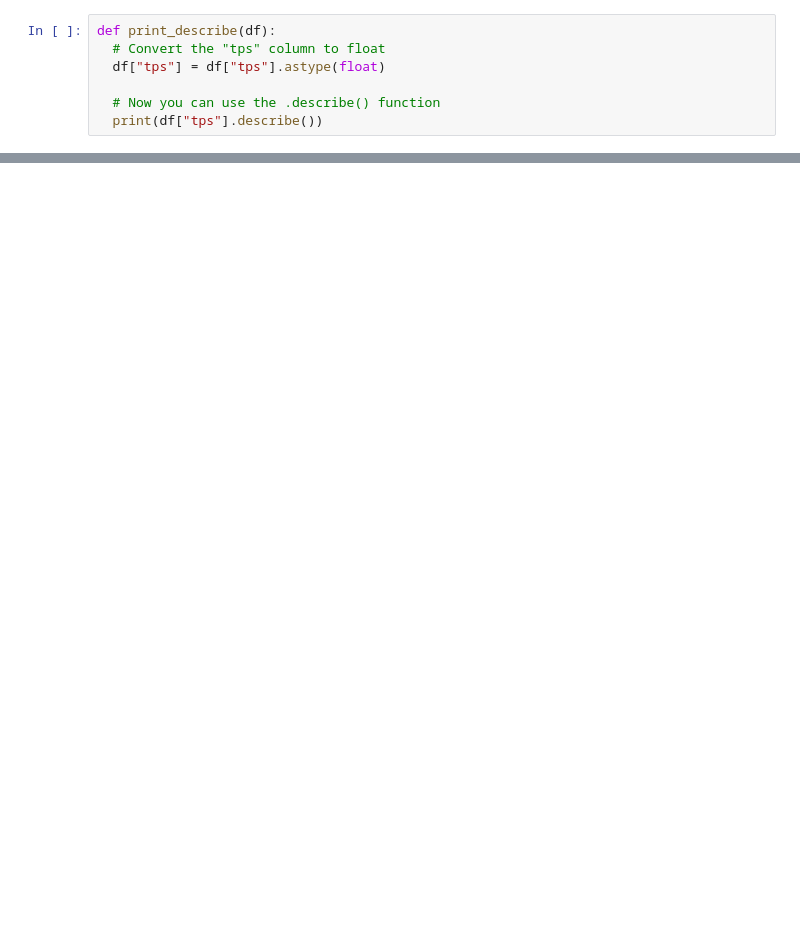
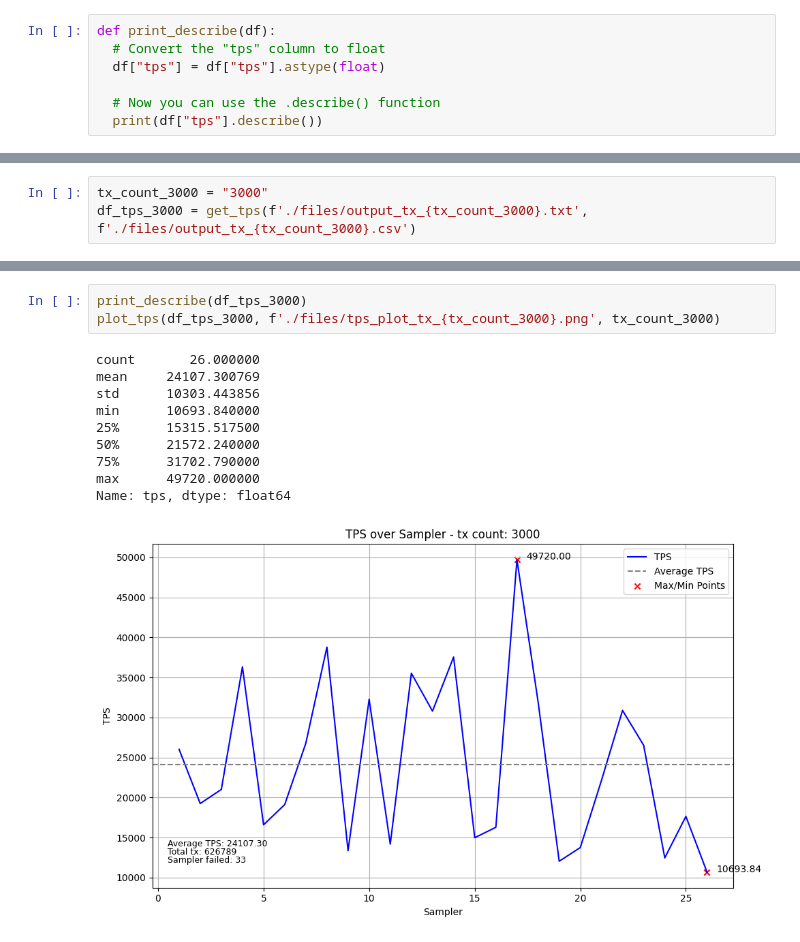
Before and after one commit to everything-is-me/BSM-6G-Test, a Jupyter notebook: backend/Scalability/get_tps.ipynb, the cells around one changed output, grey strips where cells are left out. Drawn from its saved outputs; the diff is of its cells as text; blank space fills up the shorter version.

```diff
--- a/backend/Scalability/get_tps.ipynb
+++ b/backend/Scalability/get_tps.ipynb
@@ -125,0 +121,3 @@ Name: tps, dtype: float64
+# %%
+tx_count_3000 = "3000"
+df_tps_3000 = get_tps(f'./files/output_tx_{tx_count_3000}.txt', f'./files/output_tx_{tx_count_3000}.csv')
@@ -125,0 +173,14 @@ Name: tps, dtype: float64
+# %%
+print_describe(df_tps_3000)
+plot_tps(df_tps_3000, f'./files/tps_plot_tx_{tx_count_3000}.png', tx_count_3000)
+# %% [output]
+count       26.000000
+mean     24107.300769
+std      10303.443856
+min      10693.840000
+25%      15315.517500
+50%      21572.240000
+75%      31702.790000
+max      49720.000000
+Name: tps, dtype: float64
+[figure, added]
```
Also changed, not shown: parts of 11 cells of this notebook.
